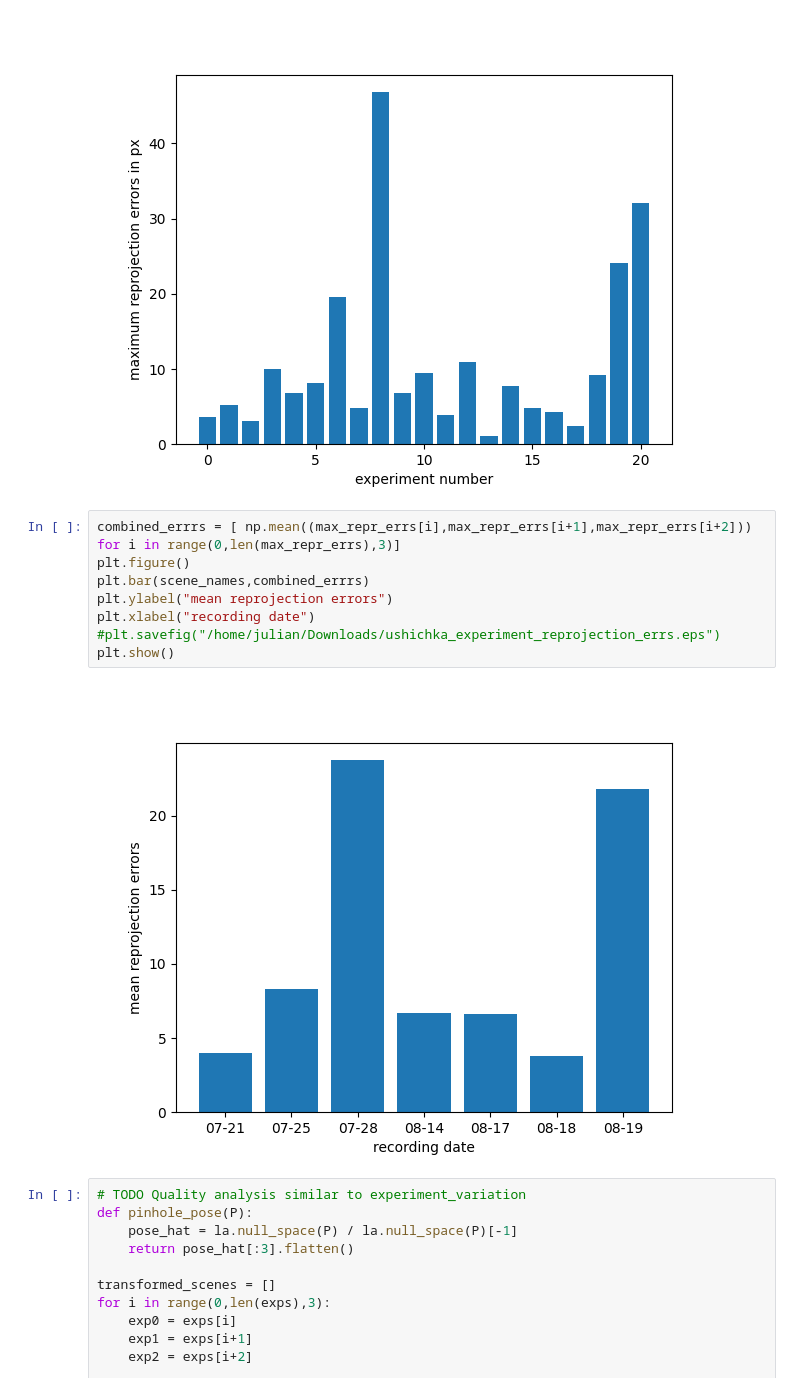
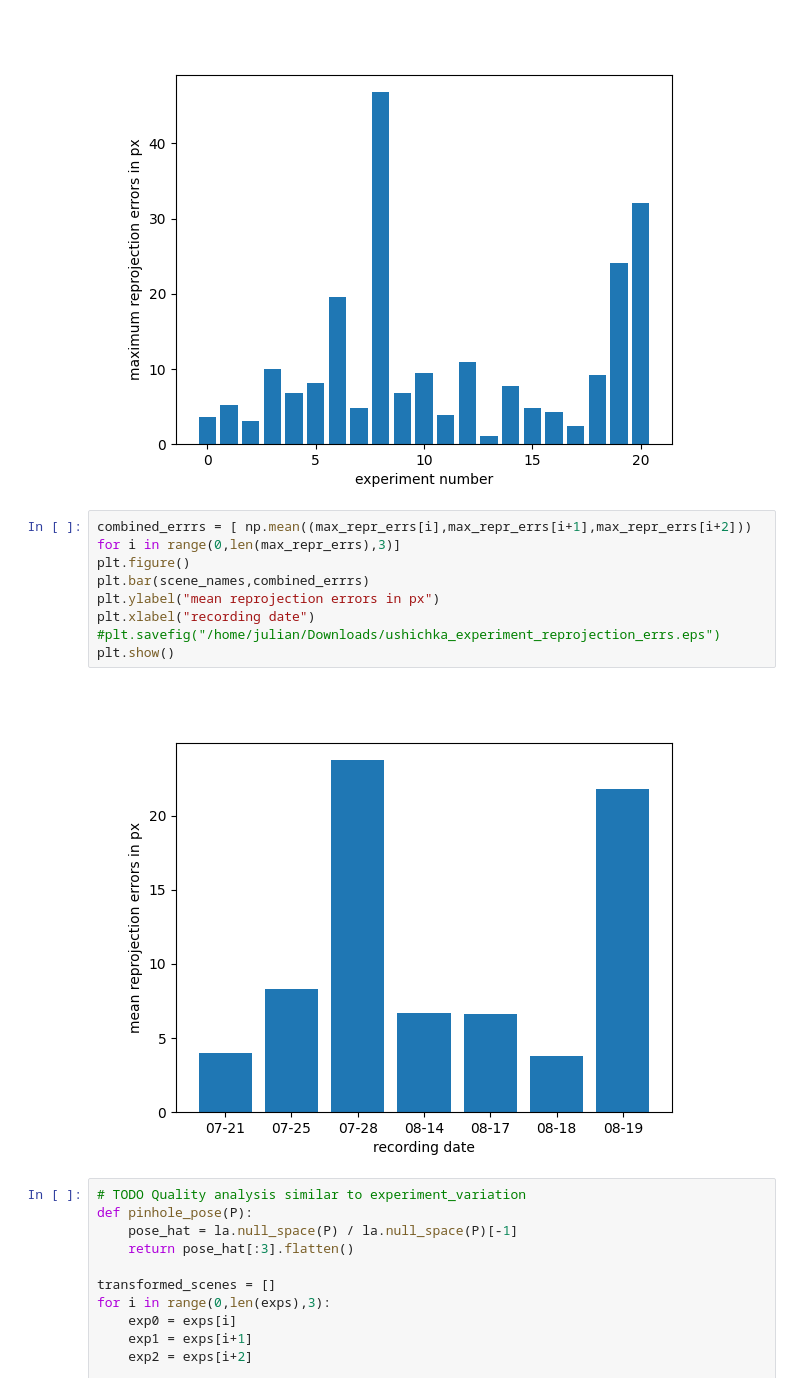
Before and after one commit to ushichka/dmcp, a Jupyter notebook: notebooks/analyze_ushichka_exp.ipynb, the cells around one changed output. Saved outputs shown, nothing was run; the diff lists cells and outputs as text.

Commit message:
improve plots

```diff
--- a/notebooks/analyze_ushichka_exp.ipynb
+++ b/notebooks/analyze_ushichka_exp.ipynb
@@ -37,13 +37,13 @@ plt.show()
 # %%
 combined_errrs = [ np.mean((max_repr_errs[i],max_repr_errs[i+1],max_repr_errs[i+2])) for i in range(0,len(max_repr_errs),3)]
 plt.figure()
 plt.bar(scene_names,combined_errrs)
-plt.ylabel("mean reprojection errors")
+plt.ylabel("mean reprojection errors in px")
 plt.xlabel("recording date")
 #plt.savefig("/home/julian/Downloads/ushichka_experiment_reprojection_errs.eps")
 plt.show()
 # %% [output]
-[figure, old version]
+[figure, new version]
 # %%
 # TODO Quality analysis similar to experiment_variation
 def pinhole_pose(P):
```
Also changed, not shown: parts of 1 cell of this notebook, 2 other files.
